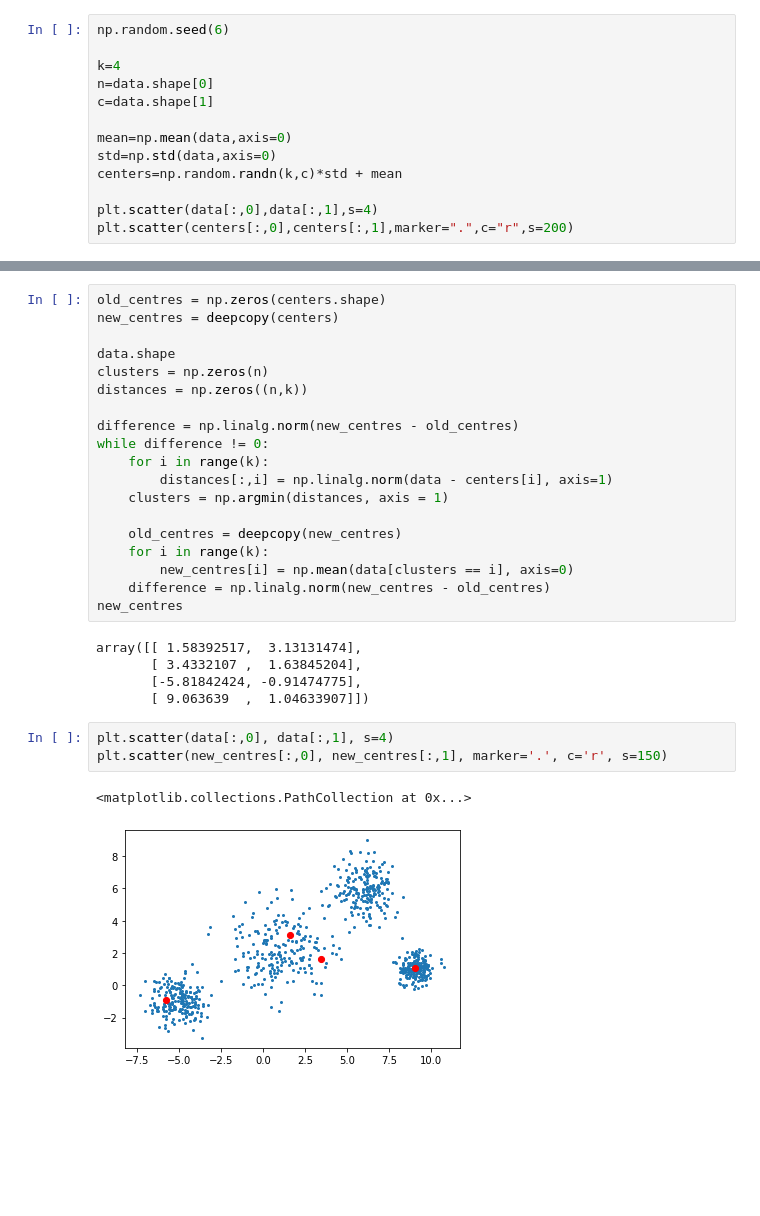
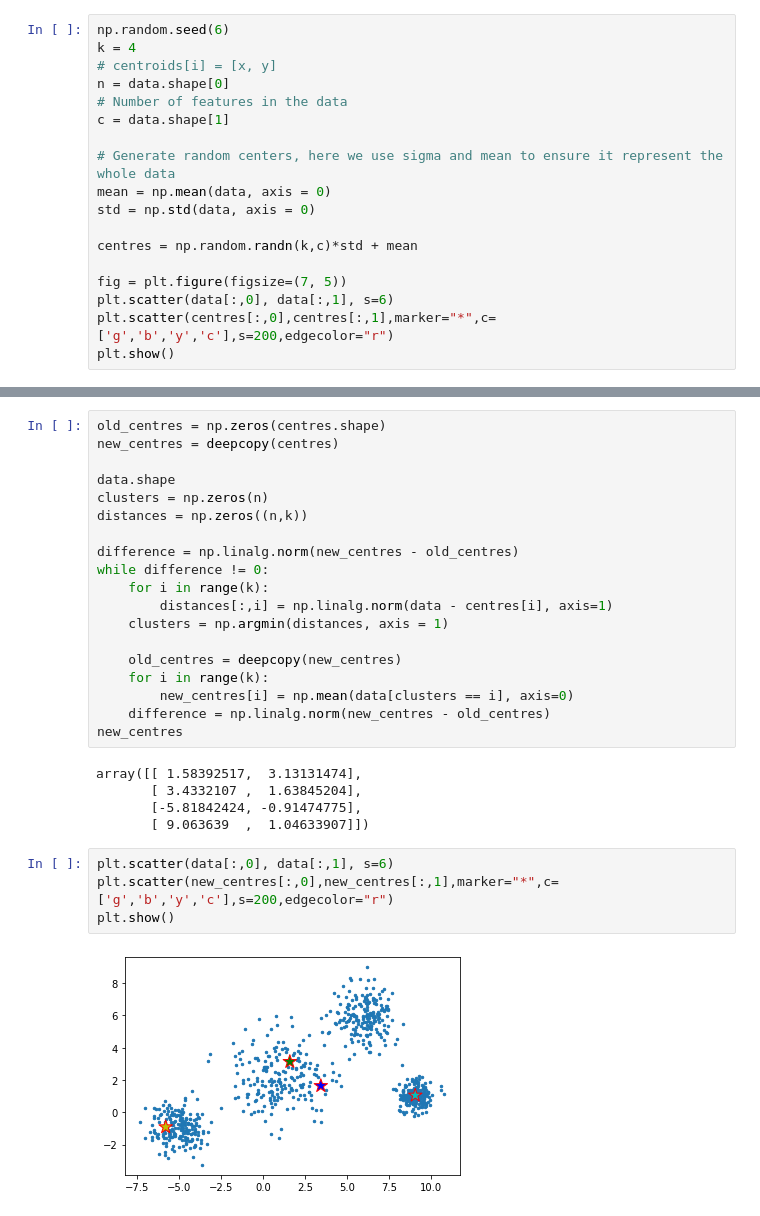
Before and after one commit to shubhamrana2374/Portfolio, a Jupyter notebook: Portfolio 3.ipynb, the cells around one changed output, grey strips where cells are left out. Saved outputs shown, nothing was run; the diff lists cells and outputs as text; blank space fills up the shorter version.

```diff
--- a/Portfolio 3.ipynb
+++ b/Portfolio 3.ipynb
@@ -42,15 +43,20 @@ This part of portfolio should contain at least:
 - Color the generated centers with `green`, `blue`, `yellow`, and `cyan`. Set the edgecolors to `red`.
 # %%
 np.random.seed(6)
+k = 4
+# centroids[i] = [x, y]
+n = data.shape[0]
+# Number of features in the data
+c = data.shape[1]
 
-k=4
-n=data.shape[0]
-c=data.shape[1]
+# Generate random centers, here we use sigma and mean to ensure it represent the whole data
+mean = np.mean(data, axis = 0)
+std = np.std(data, axis = 0)
 
-mean=np.mean(data,axis=0)
-std=np.std(data,axis=0)
-centers=np.random.randn(k,c)*std + mean
+centres = np.random.randn(k,c)*std + mean
 
-plt.scatter(data[:,0],data[:,1],s=4)
-plt.scatter(centers[:,0],centers[:,1],marker=".",c="r",s=200)
+fig = plt.figure(figsize=(7, 5))
+plt.scatter(data[:,0], data[:,1], s=6)
+plt.scatter(centres[:,0],centres[:,1],marker="*",c=['g','b','y','c'],s=200,edgecolor="r")
+plt.show()
 # %% [output]
@@ -66,8 +71,8 @@ You need to implement the process of k-means clustering.  Implement each iterati
 
 Replace this text with your explaination of the algorithm.  The resulting notebook should provide a good explanation and demonstration of the K-means algorithm.
 # %%
-old_centres = np.zeros(centers.shape)
-new_centres = deepcopy(centers)
+old_centres = np.zeros(centres.shape)
+new_centres = deepcopy(centres)
 
 data.shape
 clusters = np.zeros(n)
@@ -76,7 +81,7 @@ distances = np.zeros((n,k))
 difference = np.linalg.norm(new_centres - old_centres)
 while difference != 0:
     for i in range(k):
-        distances[:,i] = np.linalg.norm(data - centers[i], axis=1)
+        distances[:,i] = np.linalg.norm(data - centres[i], axis=1)
     clusters = np.argmin(distances, axis = 1)
 
     old_centres = deepcopy(new_centres)
@@ -90,10 +95,10 @@ array([[ 1.58392517,  3.13131474],
        [-5.81842424, -0.91474775],
        [ 9.063639  ,  1.04633907]])
 # %%
-plt.scatter(data[:,0], data[:,1], s=4)
-plt.scatter(new_centres[:,0], new_centres[:,1], marker='.', c='r', s=150)
+plt.scatter(data[:,0], data[:,1], s=6)
+plt.scatter(new_centres[:,0],new_centres[:,1],marker="*",c=['g','b','y','c'],s=200,edgecolor="r")
+plt.show()
 # %% [output]
-<matplotlib.collections.PathCollection at 0x...>
-[figure, old version]
+[figure, new version]
 # %% [markdown]
 # Intrepretation
```
Also changed, not shown: parts of 4 cells of this notebook.
